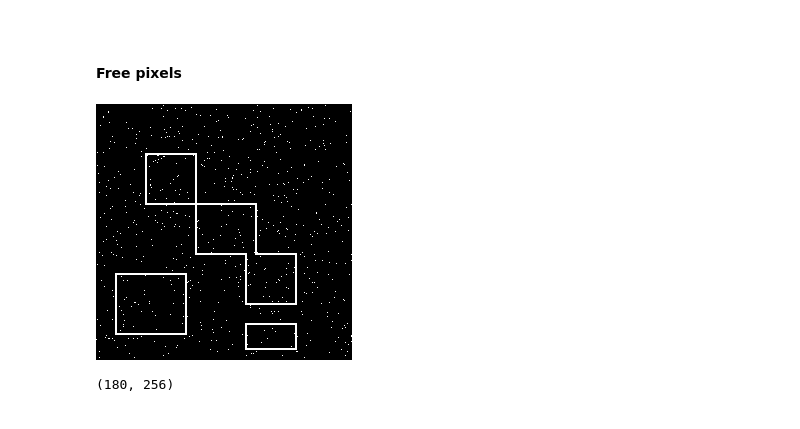
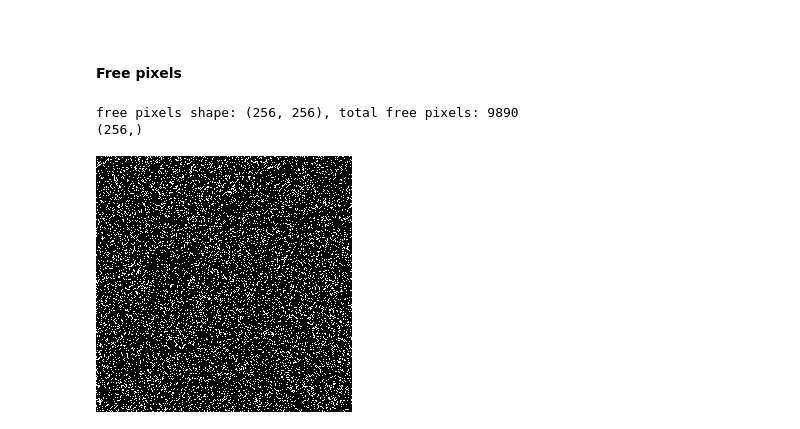
Before and after one commit to OhGreat/DART_python, a Jupyter notebook: dart_steps_test.ipynb, the cells around one changed output. Saved outputs shown, nothing was run; the diff lists cells and outputs as text; code cells hidden in the pictures.

```diff
--- a/dart_steps_test.ipynb
+++ b/dart_steps_test.ipynb
@@ -59,8 +50,3 @@ free pixels mask shape: (256, 256), total free pixels: 640
 # %% [markdown]
 <br/>
 <h4>Free pixels</h4>
-# %%
-free_pixels = boundary_pixels + non_boundary_pixels
-Image.fromarray(free_pixels*255)
-# %% [output]
-[figure, removed]
@@ -71,6 +52,0 @@ def SART(projections, previous_recon, l, free_pixels=None):
-# %%
-from src.measurements.projections import project_from_2D
-id, projs = project_from_2D(img,180,1.05)
-projs.shape
-# %% [output]
-(180, 256)
@@ -79,0 +53,9 @@ def SIRT(projections, previous_recon, free_pixels):
+# %%
+free_pixels = dart.free_pixels(img.shape,p=0.85)
+print(f"free pixels shape: {free_pixels.shape}, total free pixels: {free_pixels.sum()}")
+print(free_pixels[0].shape)
+Image.fromarray(free_pixels*255)
+# %% [output]
+free pixels shape: (256, 256), total free pixels: 9890
+(256,)
+[figure, added]
```
Also changed, not shown: parts of 12 cells of this notebook, 2 other files.
